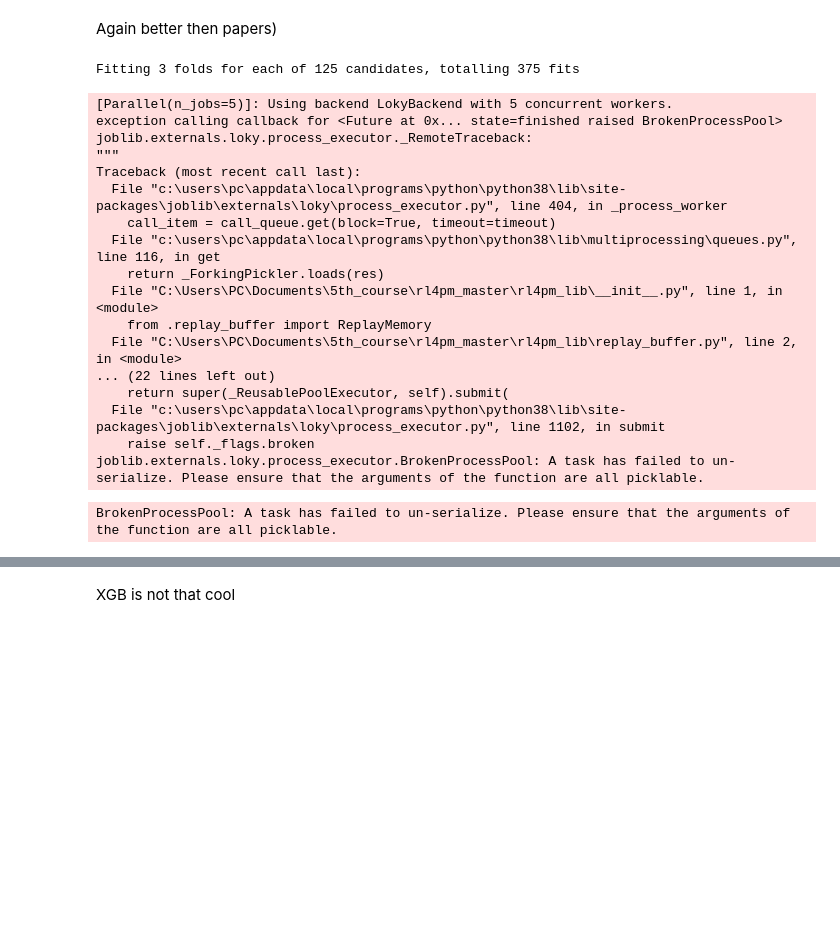
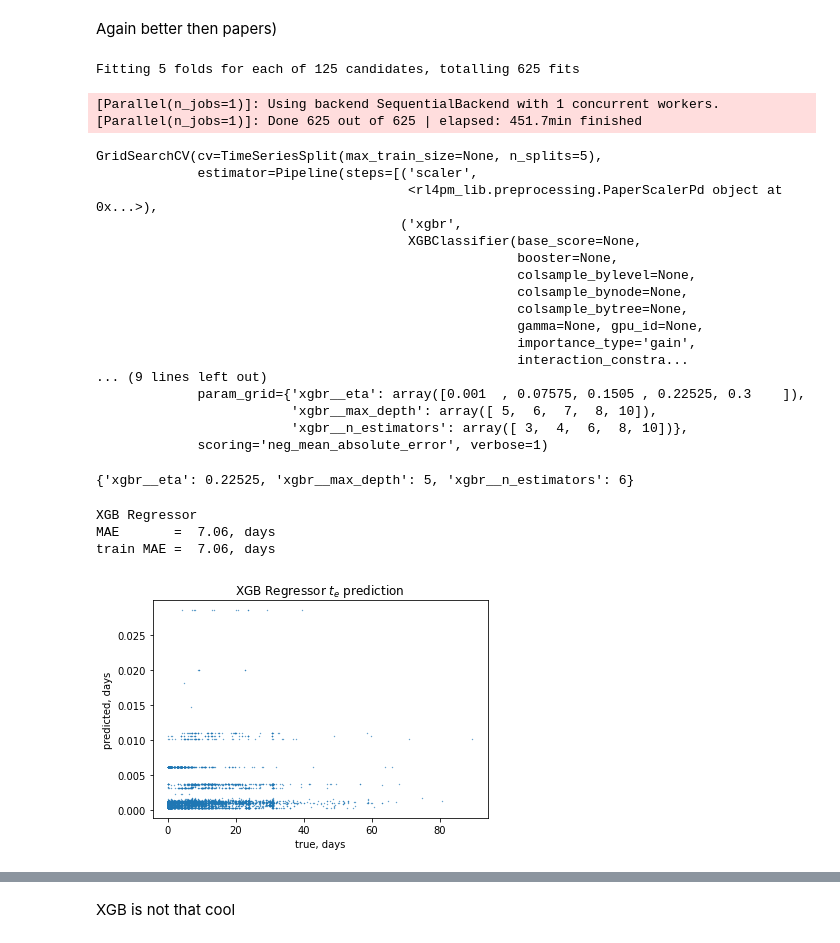
Before and after one commit to lemikhovalex/rl4pm, a Jupyter notebook: 02_SkLearnPower_nr.ipynb, the cells around one changed output, grey strips where cells are left out. Saved outputs shown, nothing was run; the diff lists cells and outputs as text; code cells hidden in the pictures; blank space fills up the shorter version.

Commit message:
xgb regressor

```diff
--- a/02_SkLearnPower_nr.ipynb
+++ b/02_SkLearnPower_nr.ipynb
@@ -558,28 +557,29 @@ model_gs_xgbr = Pipeline([('scaler', PaperScaler(column_feature)),
                          ('xgbr', xgb.XGBClassifier(**param))
                         ])
 CV_xgbr = GridSearchCV(estimator=model_gs_xgbr, param_grid=grid_xgbr, scoring='neg_mean_absolute_error',
-                      cv=TimeSeriesSplit(n_splits=3), n_jobs=5, verbose=1)
+                      cv=TimeSeriesSplit(n_splits=5), n_jobs=1, verbose=1)
 CV_xgbr.fit(train_df_pr_win, train_tes)
 # %% [output]
-Fitting 3 folds for each of 125 candidates, totalling 375 fits
+Fitting 5 folds for each of 125 candidates, totalling 625 fits
-[Parallel(n_jobs=5)]: Using backend LokyBackend with 5 concurrent workers.
-exception calling callback for <Future at 0x... state=finished raised BrokenProcessPool>
-joblib.externals.loky.process_executor._RemoteTraceback:
-"""
-Traceback (most recent call last):
-  File "c:\users\pc\appdata\local\programs\python\python38\lib\site-packages\joblib\externals\loky\process_executor.py", line 404, in _process_worker
-    call_item = call_queue.get(block=True, timeout=timeout)
-  File "c:\users\pc\appdata\local\programs\python\python38\lib\multiprocessing\queues.py", line 116, in get
-    return _ForkingPickler.loads(res)
-  File "C:\Users\PC\Documents\5th_course\rl4pm_master\rl4pm_lib\__init__.py", line 1, in <module>
-    from .replay_buffer import ReplayMemory
-  File "C:\Users\PC\Documents\5th_course\rl4pm_master\rl4pm_lib\replay_buffer.py", line 2, in <module>
-... (22 lines left out)
-    return super(_ReusablePoolExecutor, self).submit(
-  File "c:\users\pc\appdata\local\programs\python\python38\lib\site-packages\joblib\externals\loky\process_executor.py", line 1102, in submit
-    raise self._flags.broken
-joblib.externals.loky.process_executor.BrokenProcessPool: A task has failed to un-serialize. Please ensure that the arguments of the function are all picklable.
+[Parallel(n_jobs=1)]: Using backend SequentialBackend with 1 concurrent workers.
+[Parallel(n_jobs=1)]: Done 625 out of 625 | elapsed: 451.7min finished
-BrokenProcessPool: A task has failed to un-serialize. Please ensure that the arguments of the function are all picklable.
+GridSearchCV(cv=TimeSeriesSplit(max_train_size=None, n_splits=5),
+             estimator=Pipeline(steps=[('scaler',
+                                        <rl4pm_lib.preprocessing.PaperScalerPd object at 0x...>),
+                                       ('xgbr',
+                                        XGBClassifier(base_score=None,
+                                                      booster=None,
+                                                      colsample_bylevel=None,
+                                                      colsample_bynode=None,
+                                                      colsample_bytree=None,
+                                                      gamma=None, gpu_id=None,
+                                                      importance_type='gain',
+                                                      interaction_constra...
+... (9 lines left out)
+             param_grid={'xgbr__eta': array([0.001  , 0.07575, 0.1505 , 0.22525, 0.3    ]),
+                         'xgbr__max_depth': array([ 5,  6,  7,  8, 10]),
+                         'xgbr__n_estimators': array([ 3,  4,  6,  8, 10])},
+             scoring='neg_mean_absolute_error', verbose=1)
 # %%
 model_gs_xgbr = Pipeline([('scaler', PaperScaler(column_feature)),
                          ('xgbr', xgb.XGBClassifier(max_depth=10,
@@ -587,6 +587,10 @@ model_gs_xgbr = Pipeline([('scaler', PaperScaler(column_feature)),
                                                     eta=0.1
                                                    ))
                         ])
+# %%
+CV_xgbr.best_params_
+# %% [output]
+{'xgbr__eta': 0.22525, 'xgbr__max_depth': 5, 'xgbr__n_estimators': 6}
 # %%
 xgbr = CV_xgbr.best_estimator_
 xgbr.fit(train_df_pr_win, train_tes)
@@ -598,9 +602,18 @@ train_mae_xgbr = MAE(train_tes_hat_xgbr, train_tes) / 3600. / 24
 
 print(f'Random Forest Regression')
 print(f'MAE  accuracy = {test_mae_xgbr: .2f}, days\ntrain MAE = {test_mae_xgbr: .2f}, days')
+# %%
+print(f'XGB Regressor')
+print(f'MAE       = {test_mae_xgbr: .2f}, days\ntrain MAE = {test_mae_xgbr: .2f}, days')
+# %% [output]
+XGB Regressor
+MAE       =  7.06, days
+train MAE =  7.06, days
 # %%
 plt.scatter(test_tes / 3600. / 24, test_tes_hat_xgbr / 3600. / 24, s=0.1)
-plt.title('Random Forest Regressor $t_e$ prediction')
+plt.title('XGB Regressor $t_e$ prediction')
 plt.xlabel('true, days')
 plt.ylabel('predicted, days')
 plt.show()
+# %% [output]
+[figure, added]
```
Also changed, not shown: parts of 2 cells of this notebook.
